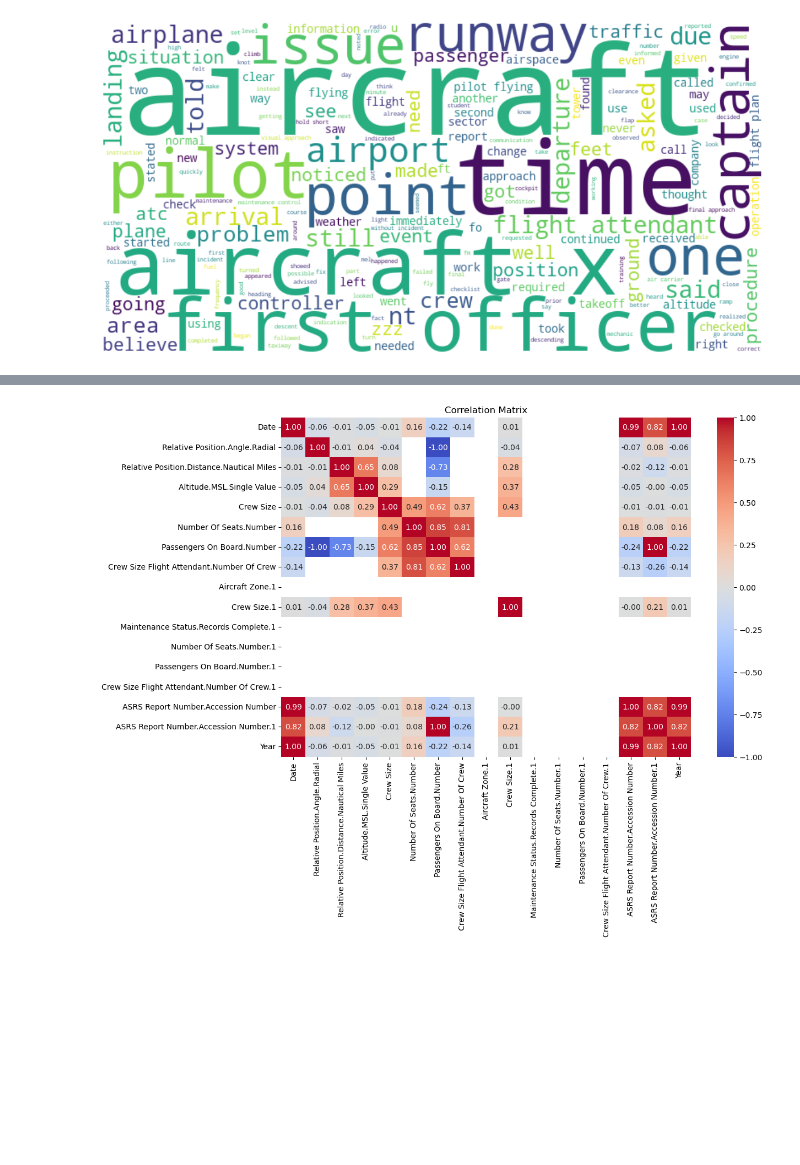
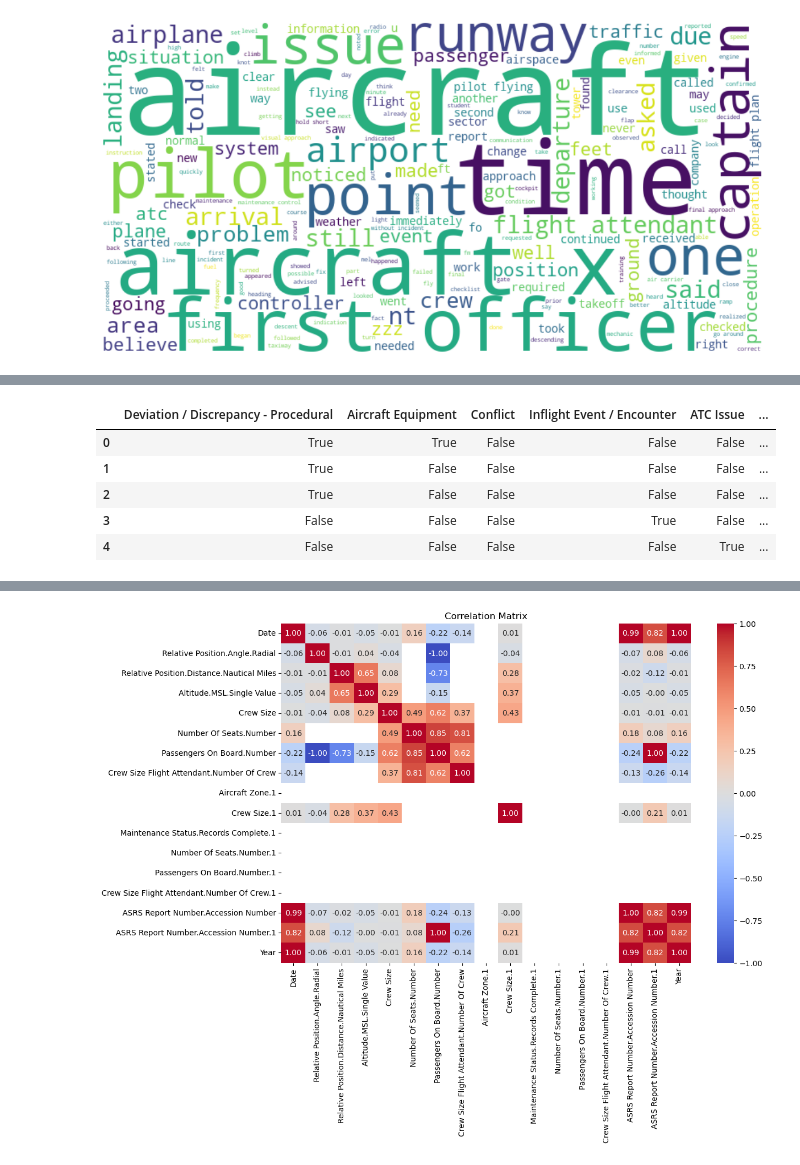
Before and after one commit to Gogonemnem/Safran-Project, a Jupyter notebook: Load data.ipynb, the cells around one changed output, grey strips where cells are left out. Saved outputs shown, nothing was run; the diff lists cells and outputs as text; code cells hidden in the pictures; blank space fills up the shorter version.

```diff
--- a/Load data.ipynb
+++ b/Load data.ipynb
@@ -336 +377,21 @@ anomaly_df.head()
+# %%
+# Function to check prefixes and include 'Other' category
+def check_prefixes(anomaly, prefixes):
+    split_anomalies = [item.strip() for item in anomaly.split(';')]
+    prefix_matches = {prefix: any(item.startswith(prefix) for item in split_anomalies) for prefix in prefixes}
+    prefix_matches['Other'] = not any(prefix_matches.values())  # If no prefix matches, this is 'Other'
+    return prefix_matches
+
+# Apply this function to each row in the 'Anomaly' column
+binary_representation = df['Anomaly'].dropna().apply(lambda x: check_prefixes(x, anomaly_labels))
+binary_representation = pd.DataFrame(binary_representation.tolist())
+
+binary_representation.head(5)
+# %% [output]
+|  | Deviation / Discrepancy - Procedural | Aircraft Equipment | Conflict | Inflight Event / Encounter | ATC Issue | ... |
+| 0 | True | True | False | False | False | ... |
+| 1 | True | False | False | False | False | ... |
+| 2 | True | False | False | False | False | ... |
+| 3 | False | False | False | True | False | ... |
+| 4 | False | False | False | False | True | ... |
 # %%
```
Also changed, not shown: parts of 11 cells of this notebook, 2 other files.
